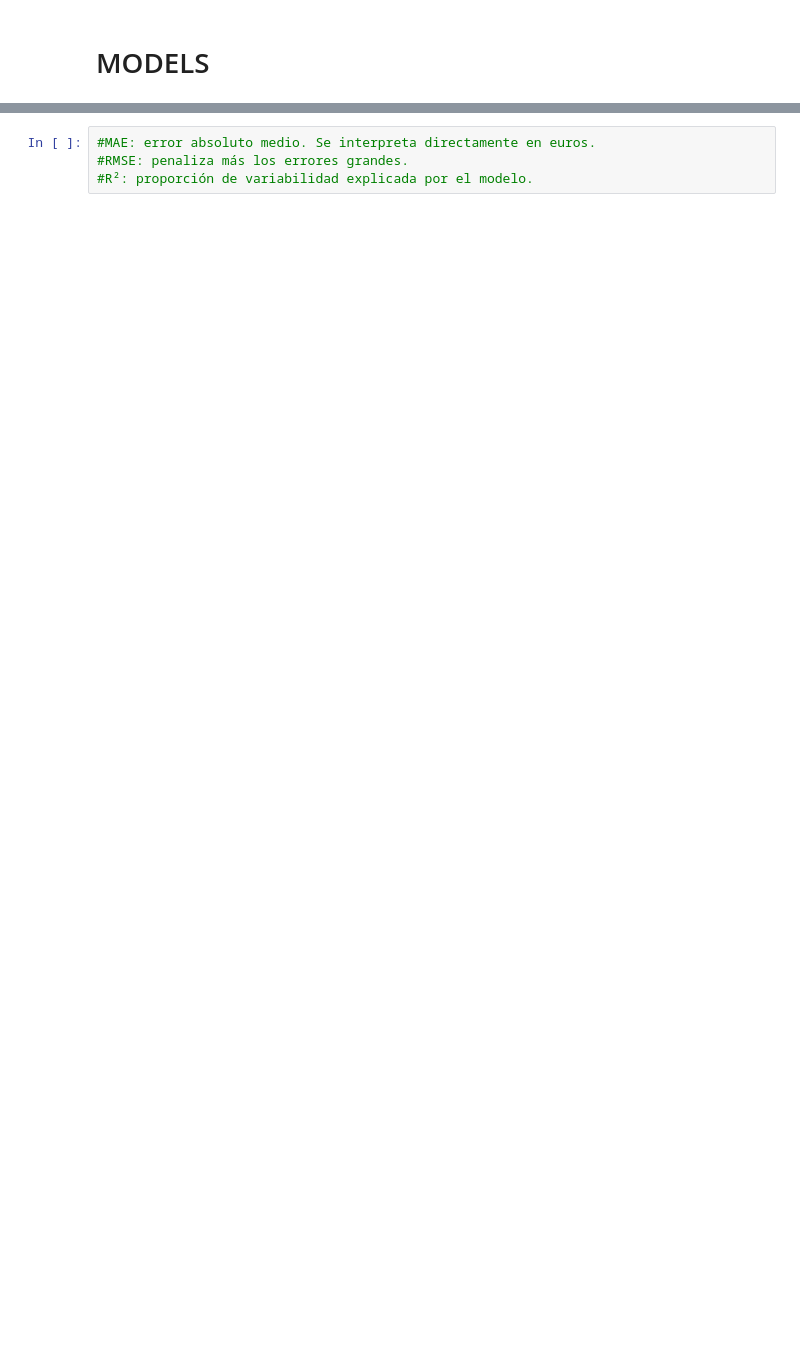
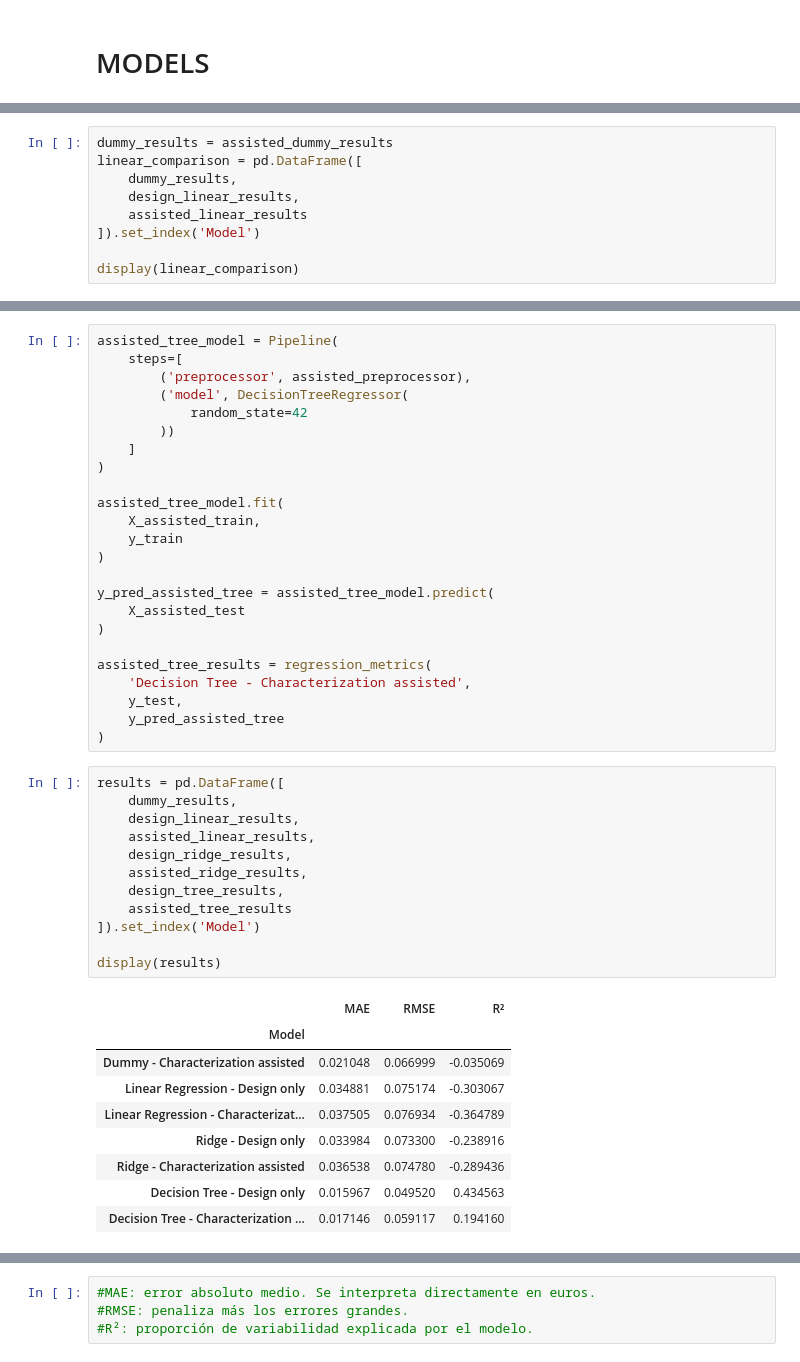
Before and after one commit to paulagirones/Aerogels_thermal_conductivity, a Jupyter notebook: aerogels_thermal_conductivity_ml.ipynb, the cells around one changed output, grey strips where cells are left out. Cells and saved outputs as stored; diff of their text form; blank space fills up the shorter version.

```diff
--- a/aerogels_thermal_conductivity_ml.ipynb
+++ b/aerogels_thermal_conductivity_ml.ipynb
@@ -1487,0 +2150,9 @@ preprocessor_d = ColumnTransformer(
+# %%
+dummy_results = assisted_dummy_results
+linear_comparison = pd.DataFrame([
+    dummy_results,
+    design_linear_results,
+    assisted_linear_results
+]).set_index('Model')
+
+display(linear_comparison)
@@ -1487,0 +2458,46 @@ preprocessor_d = ColumnTransformer(
+# %%
+assisted_tree_model = Pipeline(
+    steps=[
+        ('preprocessor', assisted_preprocessor),
+        ('model', DecisionTreeRegressor(
+            random_state=42
+        ))
+    ]
+)
+
+assisted_tree_model.fit(
+    X_assisted_train,
+    y_train
+)
+
+y_pred_assisted_tree = assisted_tree_model.predict(
+    X_assisted_test
+)
+
+assisted_tree_results = regression_metrics(
+    'Decision Tree - Characterization assisted',
+    y_test,
+    y_pred_assisted_tree
+)
+# %%
+results = pd.DataFrame([
+    dummy_results,
+    design_linear_results,
+    assisted_linear_results,
+    design_ridge_results,
+    assisted_ridge_results,
+    design_tree_results,
+    assisted_tree_results
+]).set_index('Model')
+
+display(results)
+# %% [output]
+|  | MAE | RMSE | R² |
+| Model |  |  |  |
+| Dummy - Characterization assisted | 0.021048 | 0.066999 | -0.035069 |
+| Linear Regression - Design only | 0.034881 | 0.075174 | -0.303067 |
+| Linear Regression - Characterizat... | 0.037505 | 0.076934 | -0.364789 |
+| Ridge - Design only | 0.033984 | 0.073300 | -0.238916 |
+| Ridge - Characterization assisted | 0.036538 | 0.074780 | -0.289436 |
+| Decision Tree - Design only | 0.015967 | 0.049520 | 0.434563 |
+| Decision Tree - Characterization ... | 0.017146 | 0.059117 | 0.194160 |
```
Also changed, not shown: parts of 91 cells of this notebook.
